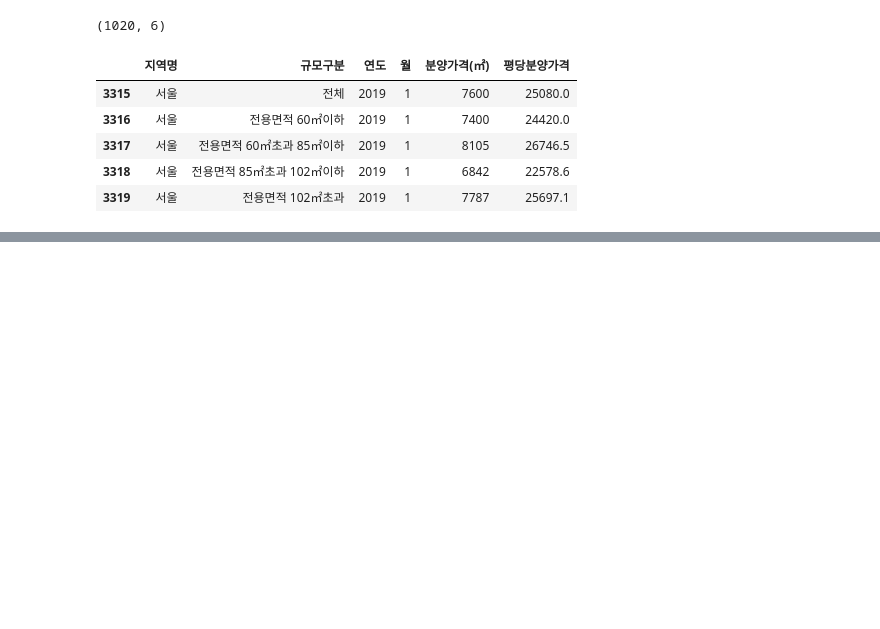
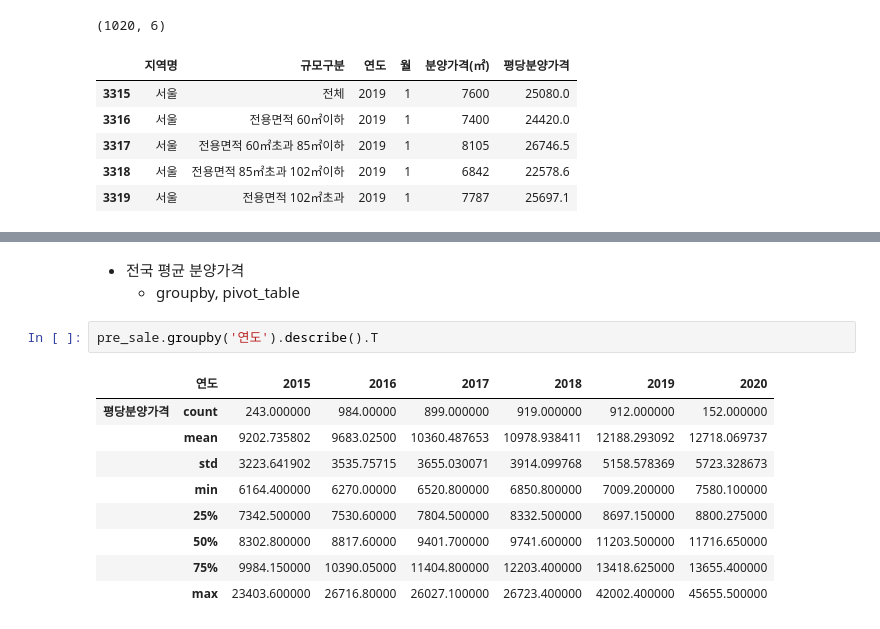
Before and after one commit to kamzzang/OpenDataAnalysis, a Jupyter notebook: Apt_presale_price_analysis.ipynb, the cells around one changed output, grey strips where cells are left out. Saved outputs shown, nothing was run; the diff lists cells and outputs as text; blank space fills up the shorter version.

```diff
--- a/Apt_presale_price_analysis.ipynb
+++ b/Apt_presale_price_analysis.ipynb
@@ -179 +180,16 @@ pre_sale['지역명'].value_counts()
 Name: 지역명, dtype: int64
+# %% [markdown]
+* 전국 평균 분양가격
+    * groupby, pivot_table
+# %%
+pre_sale.groupby('연도').describe().T
+# %% [output]
+|  | 연도 | 2015 | 2016 | 2017 | 2018 | 2019 | 2020 |
+| 평당분양가격 | count | 243.000000 | 984.00000 | 899.000000 | 919.000000 | 912.000000 | 152.000000 |
+|  | mean | 9202.735802 | 9683.02500 | 10360.487653 | 10978.938411 | 12188.293092 | 12718.069737 |
+|  | std | 3223.641902 | 3535.75715 | 3655.030071 | 3914.099768 | 5158.578369 | 5723.328673 |
+|  | min | 6164.400000 | 6270.00000 | 6520.800000 | 6850.800000 | 7009.200000 | 7580.100000 |
+|  | 25% | 7342.500000 | 7530.60000 | 7804.500000 | 8332.500000 | 8697.150000 | 8800.275000 |
+|  | 50% | 8302.800000 | 8817.60000 | 9401.700000 | 9741.600000 | 11203.500000 | 11716.650000 |
+|  | 75% | 9984.150000 | 10390.05000 | 11404.800000 | 12203.400000 | 13418.625000 | 13655.400000 |
+|  | max | 23403.600000 | 26716.80000 | 26027.100000 | 26723.400000 | 42002.400000 | 45655.500000 |
```
Also changed, not shown: parts of 19 cells of this notebook.
